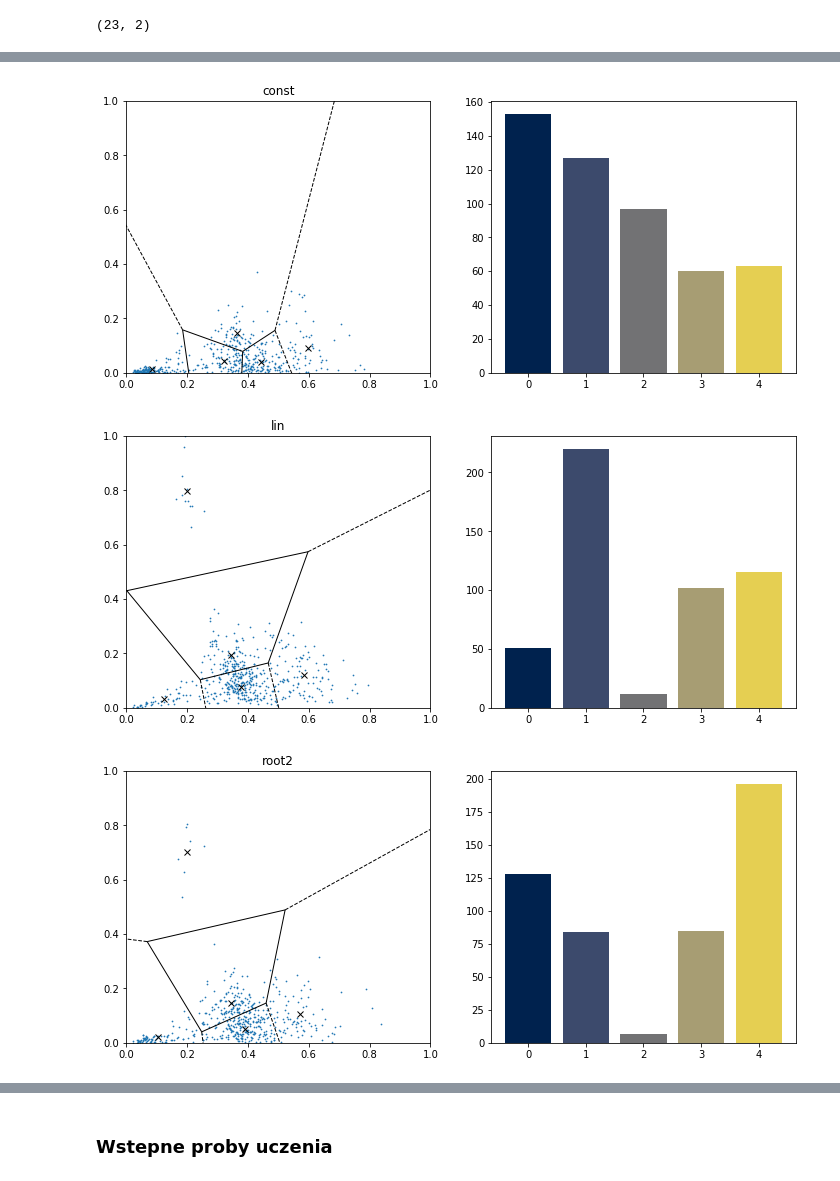
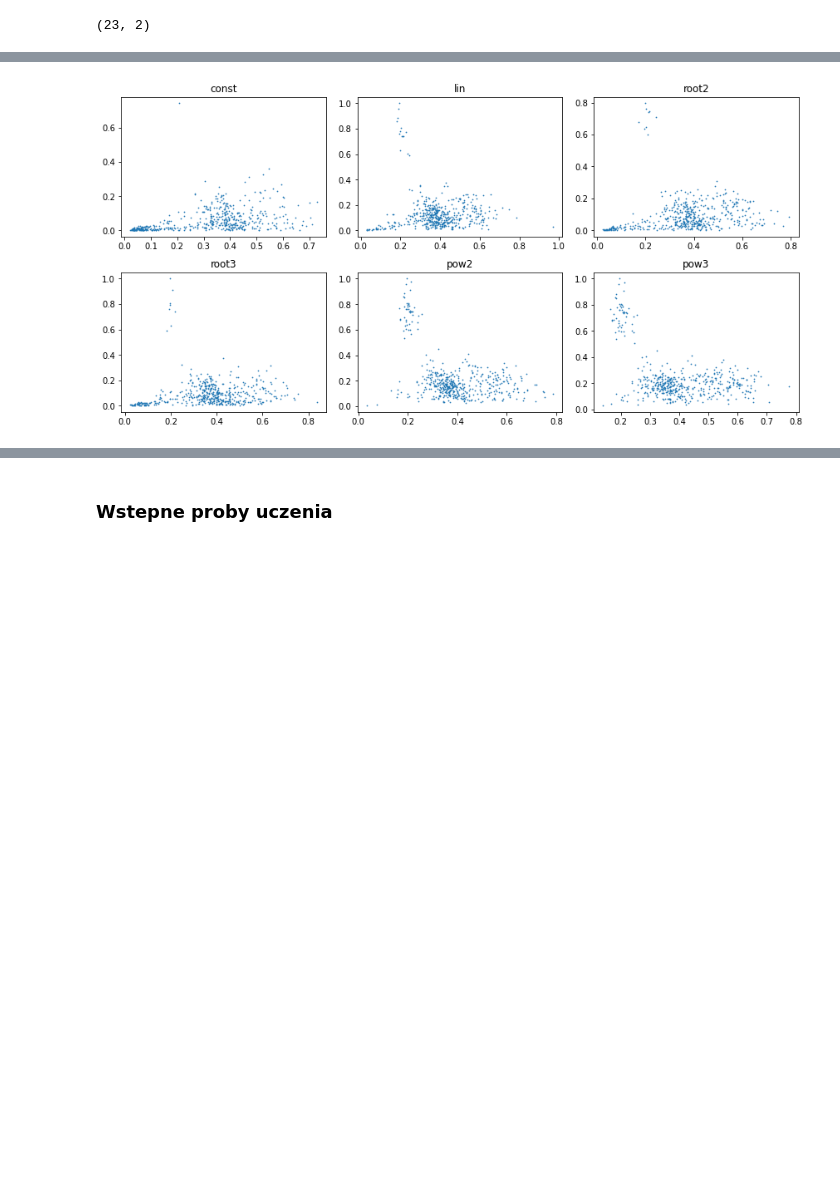
Before and after one commit to bazko1/PersistenceCodebooks, a Jupyter notebook: Initial sampling.ipynb, the cells around one changed output, grey strips where cells are left out. Drawn from its saved outputs; the diff is of its cells as text; code cells hidden in the pictures; blank space fills up the shorter version.

```diff
--- a/Initial sampling.ipynb
+++ b/Initial sampling.ipynb
@@ -64,0 +60,16 @@ full_transformed = pipeline.fit_transform(X_train)
+# %%
+#Classes visualization
+vectorizer = PersistentBow(KMeans(7))
+vectorizer.fit(preprocessed)
+
+for label in np.unique(y):
+    class_X = preprocessed[y==label]
+    joined_X = np.concatenate(class_X)
+    bow = vectorizer.transform([joined_X])[0]
+
+    plt.figure(figsize=(12,5))
+    ax = plt.subplot(121)
+    plot_voronoi(vectorizer.cluster, ax=ax)
+    ax.scatter(joined_X[:, 0], joined_X[:, 1], s=0.5)
+    ax = plt.subplot(122)
+    plot_bow(bow, 2000, ax=ax)
@@ -65,25 +84,26 @@ full_transformed = pipeline.fit_transform(X_train)
 # %%
+#Different persistence weighting functions visualization
 sampling_weights = {
     "const":None,
     "lin" : lambda x : x,
     "root2" : lambda x : x**(1/2),
     "root3" : lambda x : x**(1/2),
     "pow2" : lambda x : x**2,
     "pow3" : lambda x : x**3,
 }
 
+index = 1
+plt.figure(figsize=(12,6))
+
 for name, weight in sampling_weights.items():
-    plt.figure(figsize=(12,5))
-    ax = plt.subplot(1,2,1)
-    plt.title(name)
-    bow = PersistentBow(5)
-    transformed = [RandomPDSampler(500, weight).fit_transform(full_transformed, y)]
-    bow.fit(transformed)
-    plot_voronoi(bow, plot_range=(1, 1), ax = ax)
-    plt.scatter(transformed[0][:, 0], transformed[0][:, 1], s=0.5)
-    plt.subplot(1,2,2)
-    plot_persistence_bow(transformed[0], bow)
+    transformed = RandomPDSampler(500, weight).fit_transform(preprocessed, y)[0]
+
+    ax = plt.subplot(2,3,index)
+    ax.set_title(name)
+    ax.scatter(transformed[:, 0], transformed[:, 1], s=0.5)
+
+    index += 1
+
+plt.tight_layout(pad=1.0)
 # %% [output]
-[figure, old version]
+[figure, new version]
-[figure, removed]
-[figure, removed]
```
Also changed, not shown: parts of 14 cells of this notebook, 3 other files.
